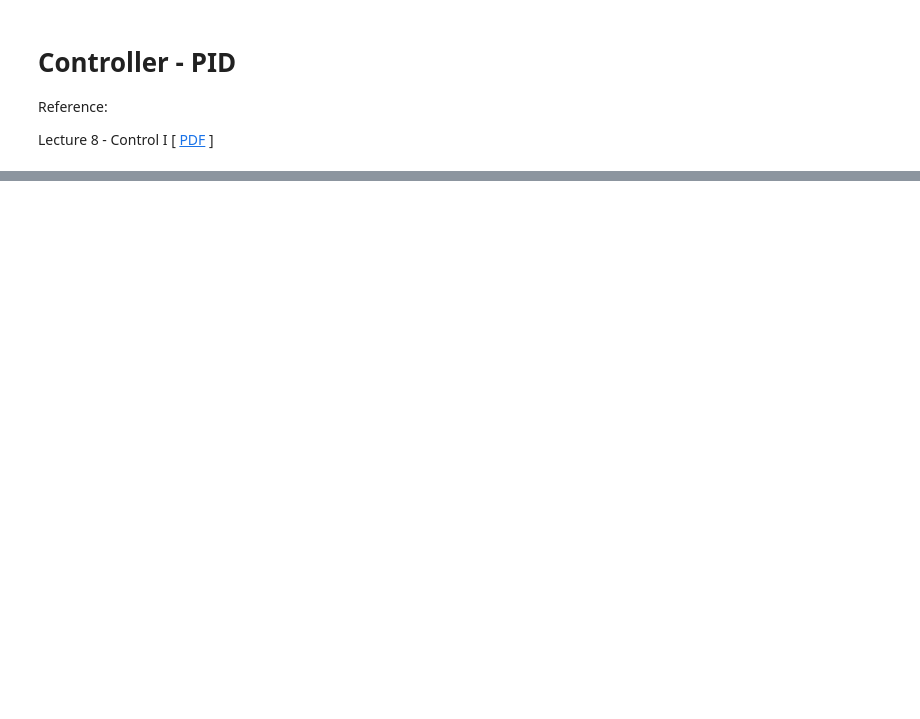
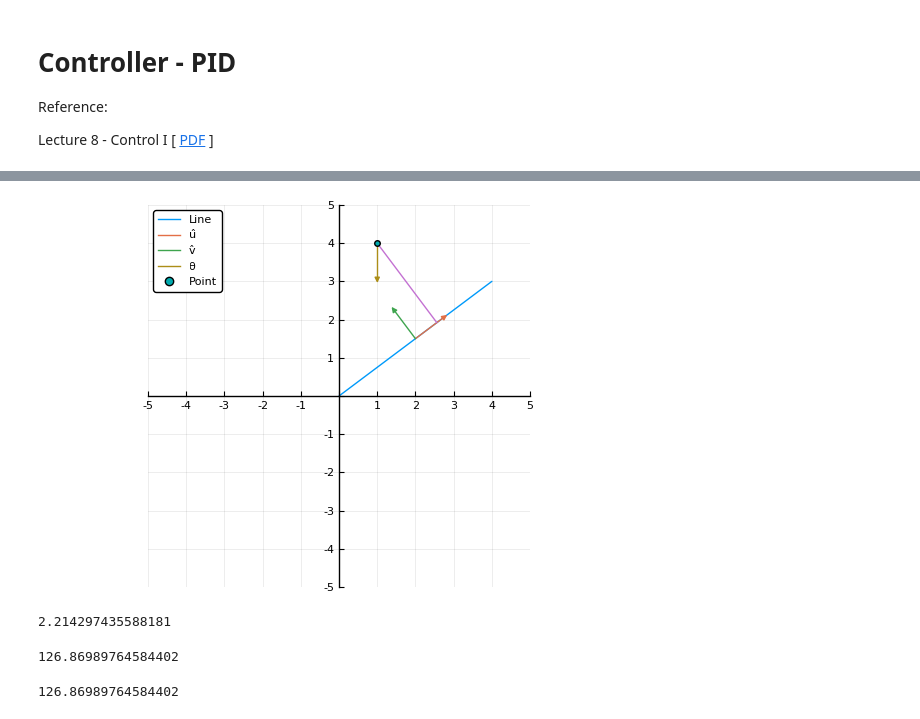
Before and after one commit to cirocavani/MO651-Robotics, a Jupyter notebook: workspace/P2/Controller - PID (draft).ipynb, the cells around one changed output, grey strips where cells are left out. Saved outputs shown, nothing was run; the diff lists cells and outputs as text; code cells hidden in the pictures; blank space fills up the shorter version.

```diff
--- a/workspace/P2/Controller - PID (draft).ipynb
+++ b/workspace/P2/Controller - PID (draft).ipynb
@@ -17,0 +93,21 @@ Plots.PyPlotBackend()
+# %%
+plot(Lx, Ly; label="Line", plot_attrs...)
+plot!(collect.(zip(M, U))...; label="û", arrow=:arrow)
+plot!(collect.(zip(M, V))...; label="v̂", arrow=:arrow)
+plot!(collect.(zip(P, Q))...; label="")
+plot!(collect.(zip(P, H))...; label="θ", arrow=:arrow)
+plot!([P[1]], [P[2]]; label="Point", seriestype=:scatter)
+# %% [output]
+[figure, added]
+# %%
+∠ = acos(h ⋅ u)
+# %% [output]
+2.214297435588181
+# %%
+180∠/π
+# %% [output]
+126.86989764584402
+# %%
+180 - 180atan(4/3)/π
+# %% [output]
+126.86989764584402
```
Also changed, not shown: parts of 23 cells of this notebook, 11 other files.
